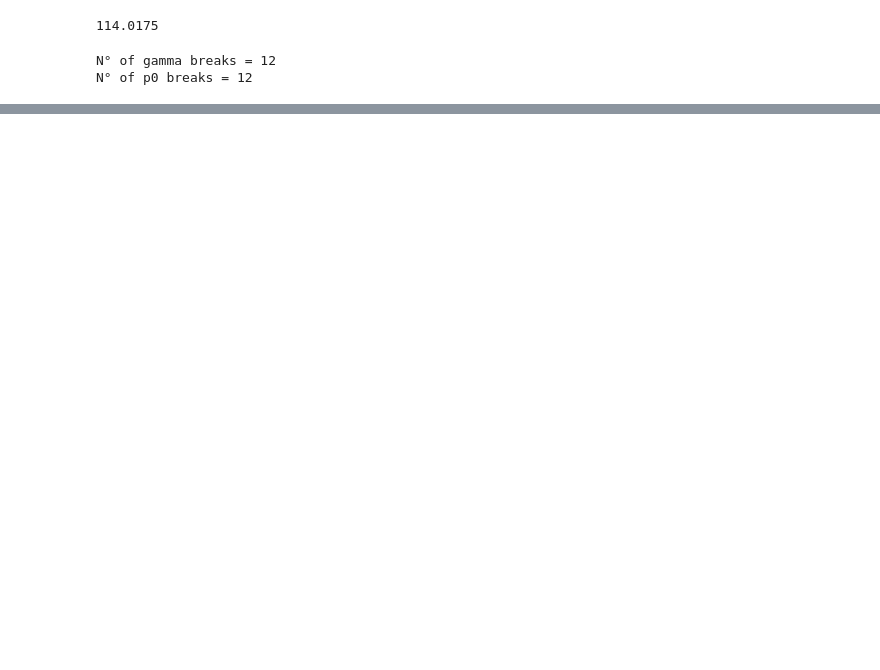
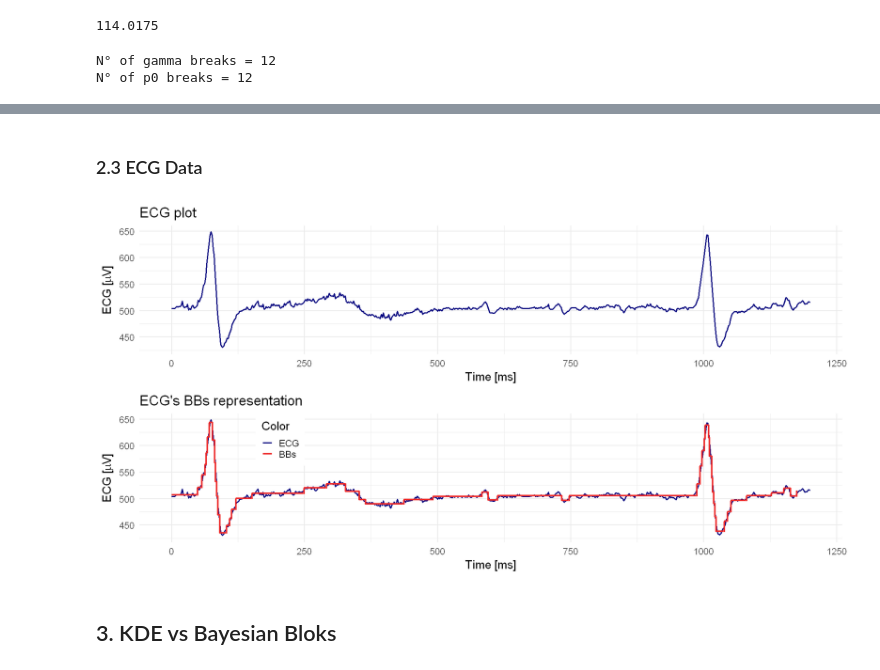
Before and after one commit to Berto70/advstat_bayesian_blocks, a Jupyter notebook: notebooks/bb_bertinelli_lovato.ipynb, the cells around one changed output, grey strips where cells are left out. Saved outputs shown, nothing was run; the diff lists cells and outputs as text; code cells hidden in the pictures; blank space fills up the shorter version.

```diff
--- a/notebooks/bb_bertinelli_lovato.ipynb
+++ b/notebooks/bb_bertinelli_lovato.ipynb
@@ -172,0 +275,40 @@ grid.arrange(hist_noise_gamma, hist_noise_p0, layout_matrix = layout)
+# %% [markdown]
+### 2.3 ECG Data
+# %%
+ecg_data <- read.csv2('../data/ecg.csv')
+ecg_data <- ecg_data[1:1000,]
+# %%
+edges_ecg <- bayesian_blocks(t=ecg_data$ms, x=ecg_data$heartrate, data_type = 'PointMeasures', ncp_prior = 100)
+
+N_edges_ecg <- length(edges_ecg)
+
+#counting mean over edges
+steps_ecg = rep(0, N_edges_ecg)
+
+for (K in seq(1:N_edges_ecg)){
+    steps_ecg[K] = mean(ecg_data$heartrate[ecg_data$ms>=edges_ecg[K] & ecg_data$ms<=edges_ecg[K+1]])
+    if (K==N_edges_ecg-1){break}
+}
+steps_ecg[length(edges_ecg)] = steps_ecg[length(edges_ecg)-1]
+# %%
+ecg_plot = ggplot() +
+    geom_line(aes(x = ecg_data$ms, y=ecg_data$heartrate), color='navy', linewidth=1)+
+    theme_minimal(base_size = 18) +
+    xlim(0, 1200)+
+    labs(x='Time [ms]', y=TeX('ECG $[mu V]$'), title="ECG plot")
+
+bb_ecg_plot = ggplot()+
+    geom_line(aes(x = ecg_data$ms, y=ecg_data$heartrate, color=as.factor(1)), linewidth=1)+
+    geom_step(aes(x=edges_ecg, y=steps_ecg, colour=as.factor(2)), linewidth=1.2)+
+    scale_colour_manual(name = "Color", labels = c('ECG', 'BBs'),
+                        values = c('navy', 'firebrick2')) +
+    theme_minimal(base_size = 18) +
+    theme(legend.position = c(0.2, 0.8), legend.background = element_rect(fill = "white", color='white')) +
+    xlim(0, 1200)+
+    labs(x='Time [ms]', y=TeX('ECG $[mu V]$'), title="ECG's BBs representation")
+# %%
+options(repr.plot.width = 16, repr.plot.height=8)
+layout <- matrix(c(1,2,1,2), ncol=2, byrow=F)
+ecg_grid <- grid.arrange(ecg_plot, bb_ecg_plot, layout_matrix=layout)
+# %% [output]
+[figure, added]
@@ -172,0 +317,2 @@ grid.arrange(hist_noise_gamma, hist_noise_p0, layout_matrix = layout)
+# %% [markdown]
+## 3. KDE vs Bayesian Bloks
```
Also changed, not shown: parts of 25 cells of this notebook.
